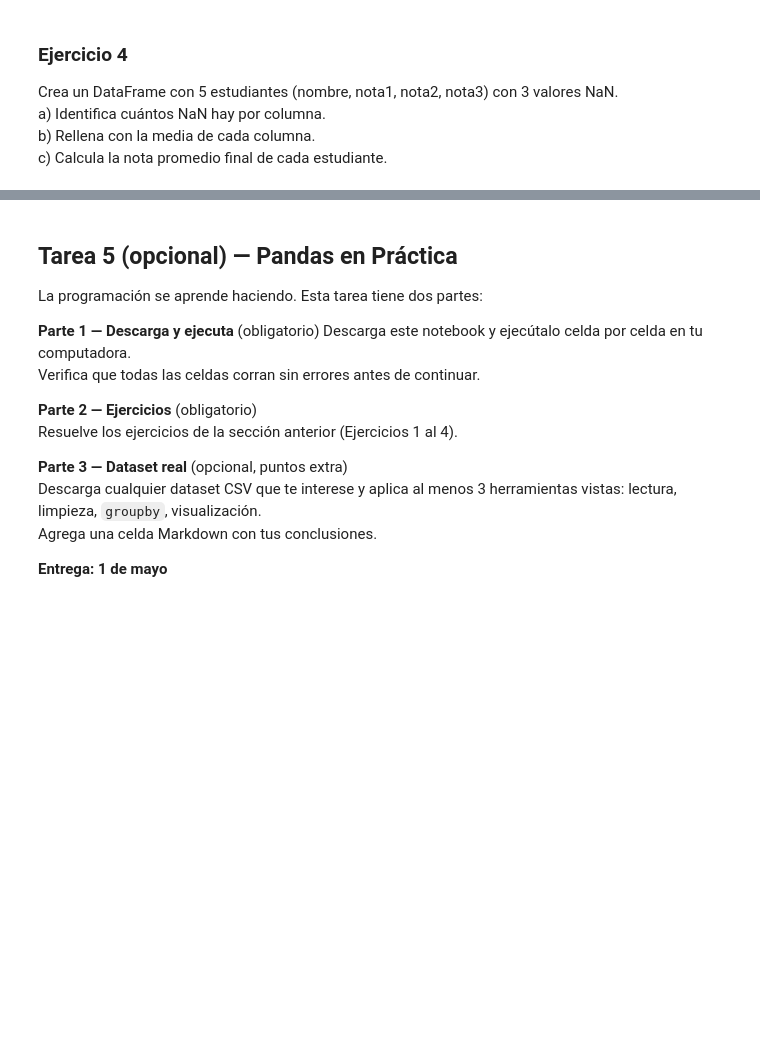
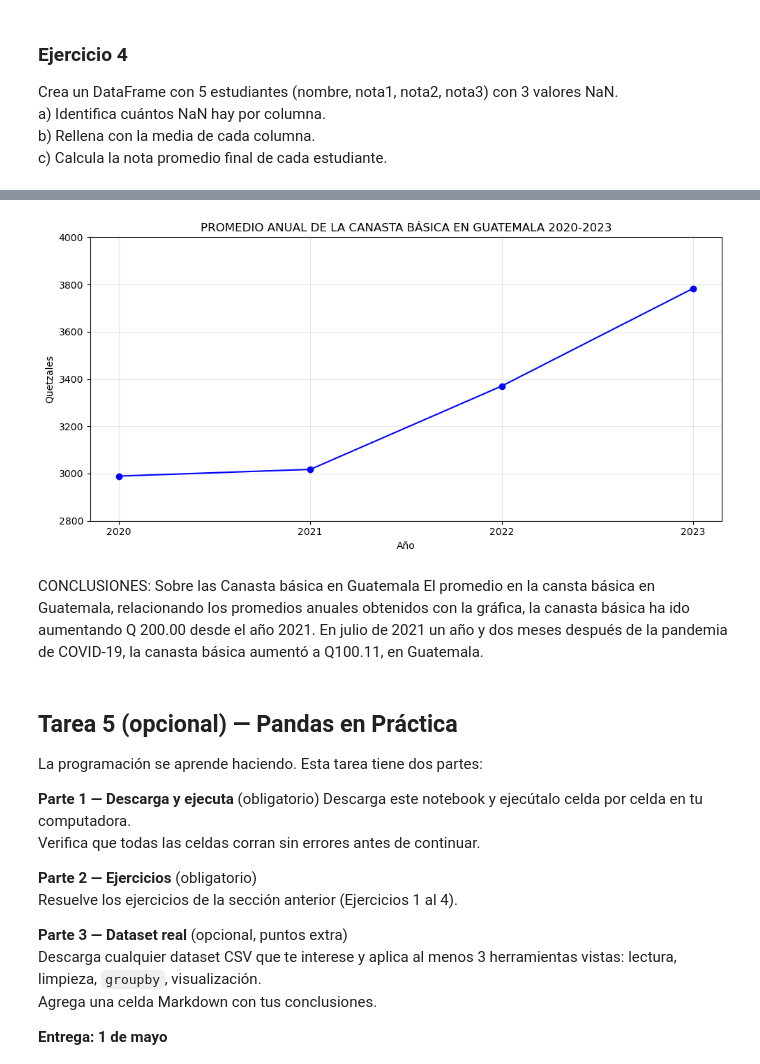
Before and after one commit to aliciatomas79-arm/F12-Programacion, a Jupyter notebook: ejemplos/python/Pandas.ipynb, the cells around one changed output, grey strips where cells are left out. Saved outputs shown, nothing was run; the diff lists cells and outputs as text; code cells hidden in the pictures; blank space fills up the shorter version.

Commit message:
Parte 3 completada: Análisis y visualización de la Canasta Básica INE 2020-2023

```diff
--- a/ejemplos/python/Pandas.ipynb
+++ b/ejemplos/python/Pandas.ipynb
@@ -532,0 +1148,63 @@ c) Calcula la nota promedio final de cada estudiante.
+# %%
+# TAREA 5(OPCIONAL) - PANDAS EN PRÁCTICA
+# Dataset real (opcional, puntos estra)
+import matplotlib.pyplot as plt
+import pandas as pd
+import numpy as np
+print("Pandas versión:", pd.__version__)
+
+# (LECTURA) Diccionario de la Canasta Básica Alimentaria (2020-2023)Obtenida del INE, Guatemala
+df_Canasta_Basica = {
+    'Año': [
+        2020, 2021, 2021, 2021, 2021, 2021, 2021, 2021, 2021, 2021, 2021, 2021, 2021,
+        2022, 2022, 2022, 2022, 2022, 2022, 2022, 2022, 2022, 2022, 2022, 2022,
+        2023, 2023, 2023, 2023, 2023, 2023, 2023, 2023, 2023, 2023, 2023, 2023
+    ],
+    'Mes': [
+        'Diciembre', 'Enero', 'Febrero', 'Marzo', 'Abril', 'Mayo', 'Junio', 'Julio', 'Agosto', 'Septiembre', 'Octubre', 'Noviembre', 'Diciembre',
+        'Enero', 'Febrero', 'Marzo', 'Abril', 'Mayo', 'Junio', 'Julio', 'Agosto', 'Septiembre', 'Octubre', 'Noviembre', 'Diciembre',
+        'Enero', 'Febrero', 'Marzo', 'Abril', 'Mayo', 'Junio', 'Julio', 'Agosto', 'Septiembre', 'Octubre', 'Noviembre', 'Diciembre'
+    ],
+    'Costo_Diario_Q': [
+        99.65, 99.49, 99.58, 99.27, 99.72, 99.77, 99.99, 100.11, 100.42, 100.85, 101.84, 102.74, 103.24,
+        103.67, 104.48, 106.05, 107.27, 107.82, 110.40, 112.32, 115.17, 117.96, 121.13, 120.62, 121.14,
+        121.27, 123.20, 124.28, 124.20, 124.39, 124.52, 125.50, 126.99, 127.50, 131.24, 129.99, 130.17
+    ],
+    'Costo_Mensual_Q': [
+        2989.38, 2984.73, 2987.39, 2978.10, 2991.70, 2993.03, 2999.67, 3003.32, 3012.61, 3025.55, 3055.09, 3082.30, 3097.23,
+        3110.18, 3134.40, 3181.53, 3218.03, 3234.62, 3311.95, 3369.69, 3454.98, 3538.94, 3633.85, 3618.58, 3634.18,
+        3638.16, 3695.91, 3728.43, 3726.11, 3731.75, 3735.73, 3764.93, 3809.73, 3825.00, 3937.17, 3899.67, 3904.98
+    ]
+}
+
+# (LIMPIEZA) UTILIZANDO .groupby
+df_Canasta_Basica  = pd.DataFrame(df_Canasta_Basica )
+print(df_Canasta_Basica)
+print("--" * 30)
+promedio_anual = df_Canasta_Basica.groupby('Año')['Costo_Mensual_Q'].mean()
+print("COSTO PROMEDIO  MENDUAL DE LA CANASTA BÁSICO EN GUATEMALA 2020-2023")
+print(promedio_anual)
+print("--" * 30)
+promedio_mensual = df_Canasta_Basica.groupby('Mes')['Costo_Mensual_Q'].mean()
+print("COSTO PROMEDIO MENSUAL DE LA CANASTA BÁSICO EN GUATEMALA 2020-2023")
+print(promedio_mensual)
+print("--" * 30)
+
+
+# (VISUALIZACIÓN)
+# df.plot() — gráfica de línea (§8.5)
+
+fig, ax = plt.subplots(1, 1, figsize=(10, 5))
+promedio_anual.plot(kind='line', ax=ax, marker='o', color='blue')
+
+ax.set_title('PROMEDIO ANUAL DE LA CANASTA BÁSICA EN GUATEMALA 2020-2023')
+ax.set_ylabel('Quetzales')
+ax.set_xlabel('Año')
+ax.set_xticks([2020, 2021, 2022, 2023])
+
+ax.set_ylim(2800, 4000)
+ax.grid(True, alpha=0.3)
+
+plt.tight_layout()
+plt.show()
+# %% [output]
@@ -533,3 +1228,9 @@ c) Calcula la nota promedio final de cada estudiante.
+[figure, added]
+# %% [markdown]
+CONCLUSIONES:
+Sobre las Canasta básica en Guatemala
+El promedio en la cansta básica en Guatemala, relacionando los promedios anuales obtenidos con la gráfica, la canasta básica ha ido aumentando  Q 200.00  desde el año 2021.
+En julio de 2021  un año y dos meses después de la pandemia de COVID-19, la canasta básica aumentó a Q100.11, en Guatemala.
 # %% [markdown]
 ## Tarea 5 (opcional) — Pandas en Práctica
 
```
Also changed, not shown: parts of 58 cells of this notebook, 1 other file.
